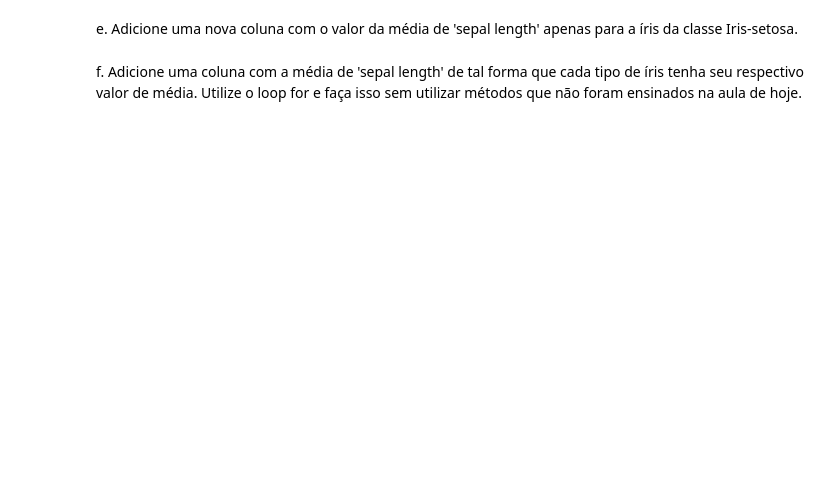
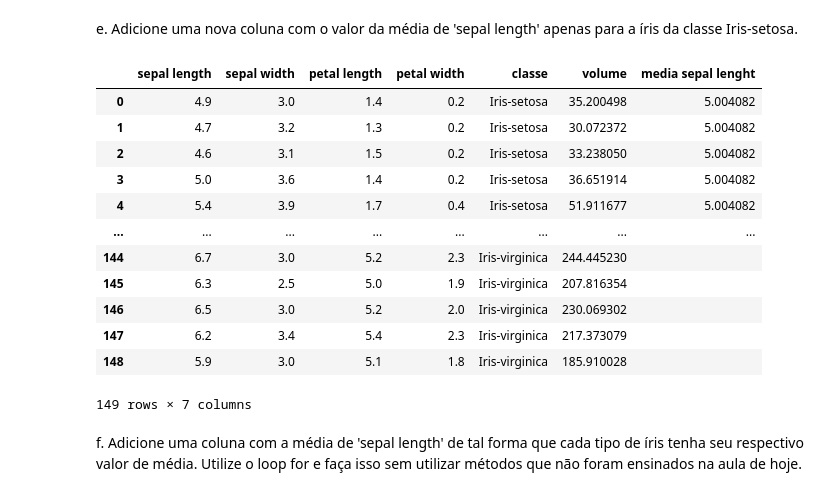
Before and after one commit to augustojardim/Degree_DS_Lets_Code, a Jupyter notebook: TDP_I/Exercicios Pandas 1.ipynb, the cells around one changed output. Saved outputs shown, nothing was run; the diff lists cells and outputs as text; code cells hidden in the pictures; blank space fills up the shorter version.

```diff
--- a/TDP_I/Exercicios Pandas 1.ipynb
+++ b/TDP_I/Exercicios Pandas 1.ipynb
@@ -44,4 +69,8 @@ c. Crie uma coluna para o volume sabendo que ele é calculado por (pi x petallen
+# %%
+# Calculo do volume
+volume = (petal_length*np.pi*sepal_length**2)/3
 # %%
-np.pi
+# Adição da coluna volume e os seus respectivos valores
+df_iris['volume'] = volume
 # %% [markdown]
 c. Calcule a média de cada atributo das flores.
@@ -55,3 +94,9 @@ Existe diferença entre as médias de cada um dos atributos das flores?
 # %% [markdown]
 Exemplo de resposta:
 ![image.png](attachment:image.png)
+# %%
+df_setosa = df_iris[df_iris['classe']=='Iris-setosa']
+media_setosa = df_setosa[['sepal length','sepal width','petal length','petal width','volume']].mean(axis = 0)
+media_setosa_array = np.array(media_setosa.values) #Array com valores das médias da setosa
+print(media_setosa)
+print(media_setosa_array)
@@ -58,4 +139,24 @@ Exemplo de resposta:
 # %% [markdown]
 e. Adicione uma nova coluna com o valor da média de 'sepal length' apenas para a íris da classe Iris-setosa.
+# %%
+df_iris['media sepal lenght'] = ''
+filtro = df_iris['classe']=='Iris-setosa'
+# %%
+df_iris.iloc[filtro, 6] = media_setosa_array[0]
+df_iris
+# %% [output]
+|  | sepal length | sepal width | petal length | petal width | classe | volume | media sepal lenght |
+| 0 | 4.9 | 3.0 | 1.4 | 0.2 | Iris-setosa | 35.200498 | 5.004082 |
+| 1 | 4.7 | 3.2 | 1.3 | 0.2 | Iris-setosa | 30.072372 | 5.004082 |
+| 2 | 4.6 | 3.1 | 1.5 | 0.2 | Iris-setosa | 33.238050 | 5.004082 |
+| 3 | 5.0 | 3.6 | 1.4 | 0.2 | Iris-setosa | 36.651914 | 5.004082 |
+| 4 | 5.4 | 3.9 | 1.7 | 0.4 | Iris-setosa | 51.911677 | 5.004082 |
+| ... | ... | ... | ... | ... | ... | ... | ... |
+| 144 | 6.7 | 3.0 | 5.2 | 2.3 | Iris-virginica | 244.445230 |  |
+| 145 | 6.3 | 2.5 | 5.0 | 1.9 | Iris-virginica | 207.816354 |  |
+| 146 | 6.5 | 3.0 | 5.2 | 2.0 | Iris-virginica | 230.069302 |  |
+| 147 | 6.2 | 3.4 | 5.4 | 2.3 | Iris-virginica | 217.373079 |  |
+| 148 | 5.9 | 3.0 | 5.1 | 1.8 | Iris-virginica | 185.910028 |  |
+149 rows × 7 columns
 # %% [markdown]
 f. Adicione uma coluna com a média de 'sepal length' de tal forma que cada tipo de íris tenha seu respectivo valor de média. Utilize o loop for e faça isso sem utilizar métodos que não foram ensinados na aula de hoje.
```
Also changed, not shown: parts of 9 cells of this notebook.
